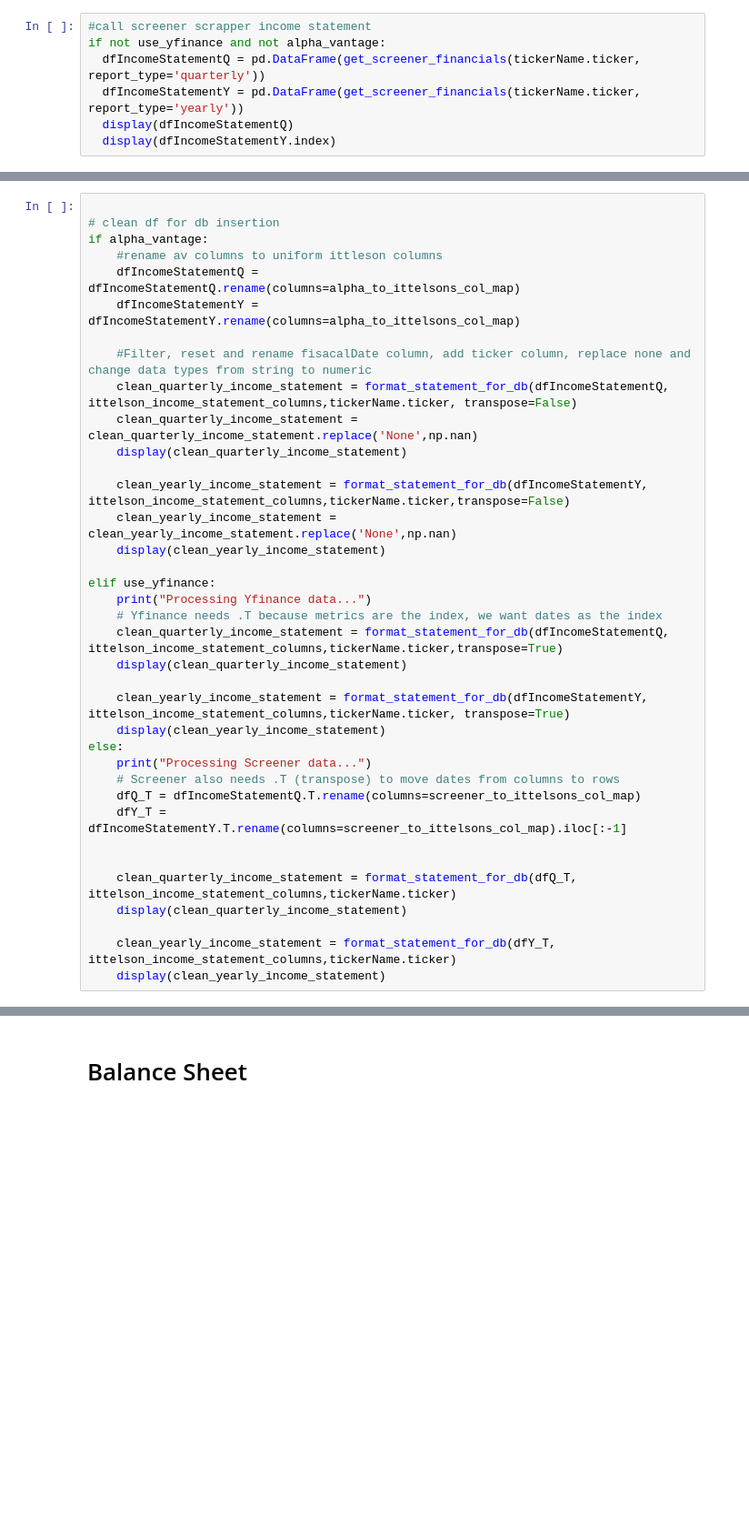
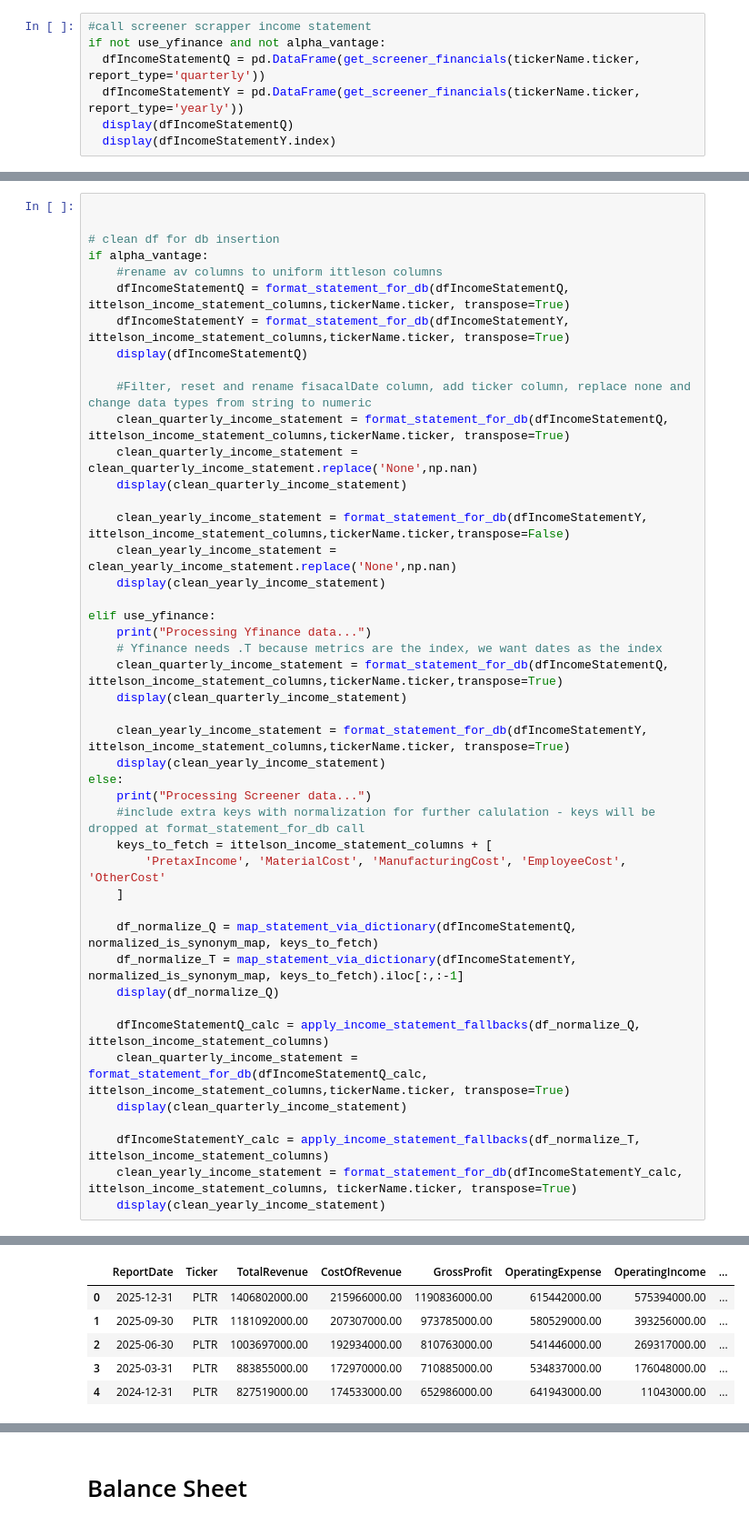
Before and after one commit to ashishmaharana188/financial_ETL_project, a Jupyter notebook: statementScrape.ipynb, the cells around one changed output, grey strips where cells are left out. Shown at 91% size. Drawn from its saved outputs; the diff is of its cells as text; blank space fills up the shorter version.

```diff
--- a/statementScrape.ipynb
+++ b/statementScrape.ipynb
@@ -493,13 +627,15 @@ if 'TaxProvision' not in dfIncomeStatementY.index:
 # %%
+
 
 # clean df for db insertion
 if alpha_vantage:
     #rename av columns to uniform ittleson columns
-    dfIncomeStatementQ = dfIncomeStatementQ.rename(columns=alpha_to_ittelsons_col_map)
-    dfIncomeStatementY = dfIncomeStatementY.rename(columns=alpha_to_ittelsons_col_map)
+    dfIncomeStatementQ = format_statement_for_db(dfIncomeStatementQ, ittelson_income_statement_columns,tickerName.ticker, transpose=True)
+    dfIncomeStatementY = format_statement_for_db(dfIncomeStatementY, ittelson_income_statement_columns,tickerName.ticker, transpose=True)
+    display(dfIncomeStatementQ)
 
     #Filter, reset and rename fisacalDate column, add ticker column, replace none and change data types from string to numeric
-    clean_quarterly_income_statement = format_statement_for_db(dfIncomeStatementQ, ittelson_income_statement_columns,tickerName.ticker, transpose=False)
+    clean_quarterly_income_statement = format_statement_for_db(dfIncomeStatementQ, ittelson_income_statement_columns,tickerName.ticker, transpose=True)
     clean_quarterly_income_statement = clean_quarterly_income_statement.replace('None',np.nan)
     display(clean_quarterly_income_statement)
 
@@ -517,13 +653,20 @@ elif use_yfinance:
     display(clean_yearly_income_statement)
 else:
     print("Processing Screener data...")
-    # Screener also needs .T (transpose) to move dates from columns to rows
-    dfQ_T = dfIncomeStatementQ.T.rename(columns=screener_to_ittelsons_col_map)
-    dfY_T = dfIncomeStatementY.T.rename(columns=screener_to_ittelsons_col_map).iloc[:-1]
+    #include extra keys with normalization for further calulation - keys will be dropped at format_statement_for_db call
+    keys_to_fetch = ittelson_income_statement_columns + [
+        'PretaxIncome', 'MaterialCost', 'ManufacturingCost', 'EmployeeCost', 'OtherCost'
+    ]
 
+    df_normalize_Q = map_statement_via_dictionary(dfIncomeStatementQ, normalized_is_synonym_map, keys_to_fetch)
+    df_normalize_T = map_statement_via_dictionary(dfIncomeStatementY, normalized_is_synonym_map, keys_to_fetch).iloc[:,:-1]
+    display(df_normalize_Q)
 
-    clean_quarterly_income_statement = format_statement_for_db(dfQ_T, ittelson_income_statement_columns,tickerName.ticker)
+    dfIncomeStatementQ_calc = apply_income_statement_fallbacks(df_normalize_Q, ittelson_income_statement_columns)
+    clean_quarterly_income_statement = format_statement_for_db(dfIncomeStatementQ_calc, ittelson_income_statement_columns,tickerName.ticker, transpose=True)
     display(clean_quarterly_income_statement)
 
-    clean_yearly_income_statement = format_statement_for_db(dfY_T, ittelson_income_statement_columns,tickerName.ticker)
+    dfIncomeStatementY_calc = apply_income_statement_fallbacks(df_normalize_T, ittelson_income_statement_columns)
+    clean_yearly_income_statement = format_statement_for_db(dfIncomeStatementY_calc, ittelson_income_statement_columns, tickerName.ticker, transpose=True)
     display(clean_yearly_income_statement)
+# %% [output]
@@ -529,0 +674,6 @@ else:
+|  | ReportDate | Ticker | TotalRevenue | CostOfRevenue | GrossProfit | OperatingExpense | OperatingIncome | ... |
+| 0 | 2025-12-31 | PLTR | 1406802000.00 | 215966000.00 | 1190836000.00 | 615442000.00 | 575394000.00 | ... |
+| 1 | 2025-09-30 | PLTR | 1181092000.00 | 207307000.00 | 973785000.00 | 580529000.00 | 393256000.00 | ... |
+| 2 | 2025-06-30 | PLTR | 1003697000.00 | 192934000.00 | 810763000.00 | 541446000.00 | 269317000.00 | ... |
+| 3 | 2025-03-31 | PLTR | 883855000.00 | 172970000.00 | 710885000.00 | 534837000.00 | 176048000.00 | ... |
+| 4 | 2024-12-31 | PLTR | 827519000.00 | 174533000.00 | 652986000.00 | 641943000.00 | 11043000.00 | ... |
```
Also changed, not shown: parts of 18 cells of this notebook.
